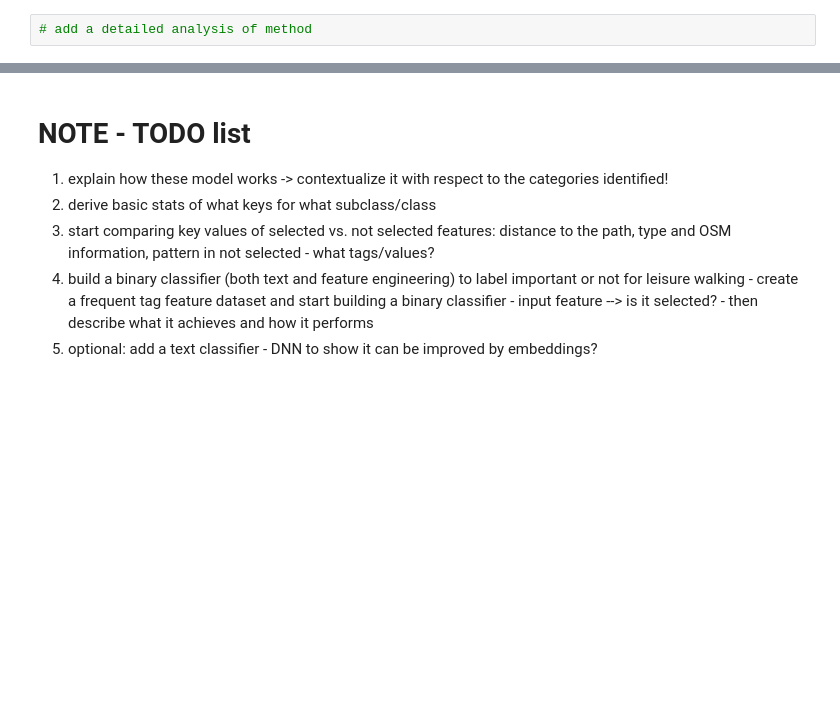
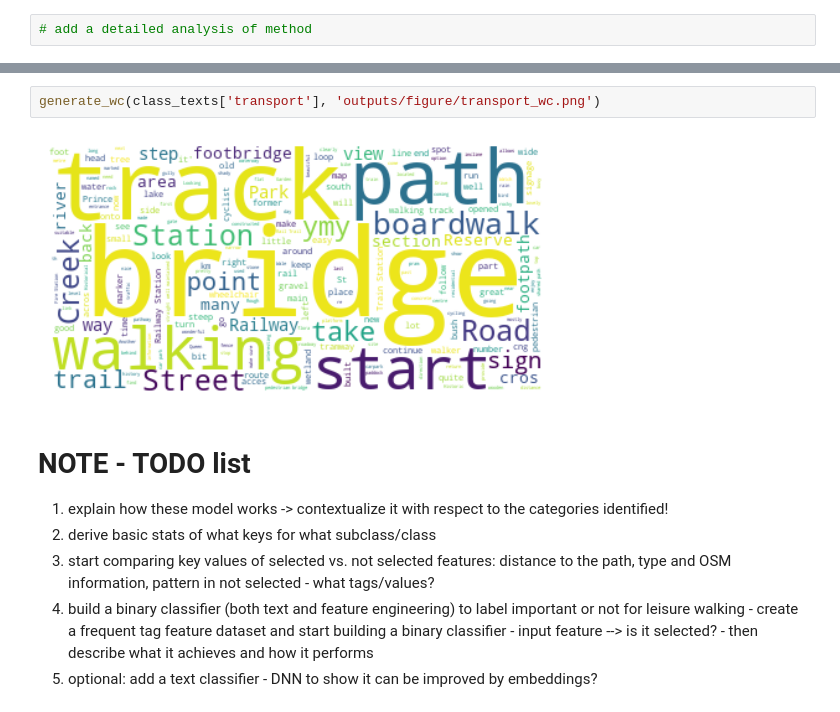
Before and after one commit to hamzeiehsan/leisure-walking-analysis, a Jupyter notebook: 4. final analysis.ipynb, the cells around one changed output, grey strips where cells are left out. Cells and saved outputs as stored; diff of their text form; blank space fills up the shorter version.

```diff
--- a/4. final analysis.ipynb
+++ b/4. final analysis.ipynb
@@ -1443,3 +1503,7 @@ ROC AUC: 0.8352091361877382
+# %%
+generate_wc(class_texts['transport'], 'outputs/figure/transport_wc.png')
+# %% [output]
+[figure, added]
 # %% [markdown]
 # NOTE - TODO list
 
```
Also changed, not shown: parts of 9 cells of this notebook, 9 other files.
